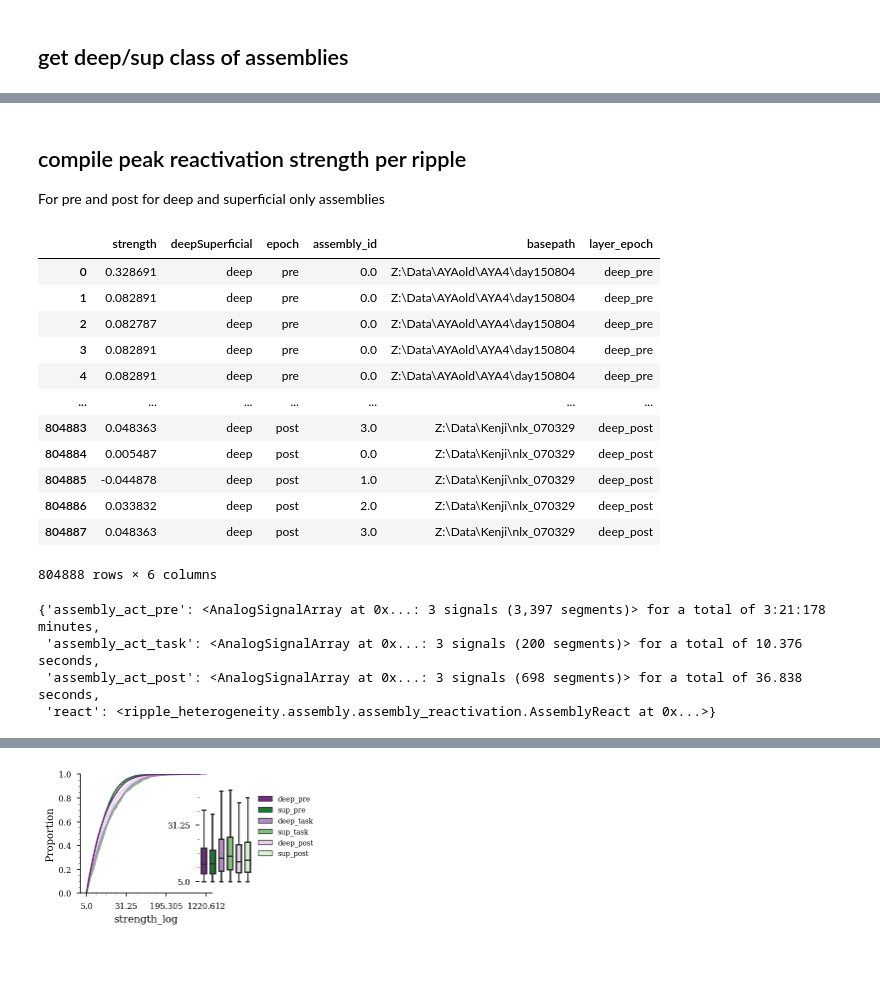
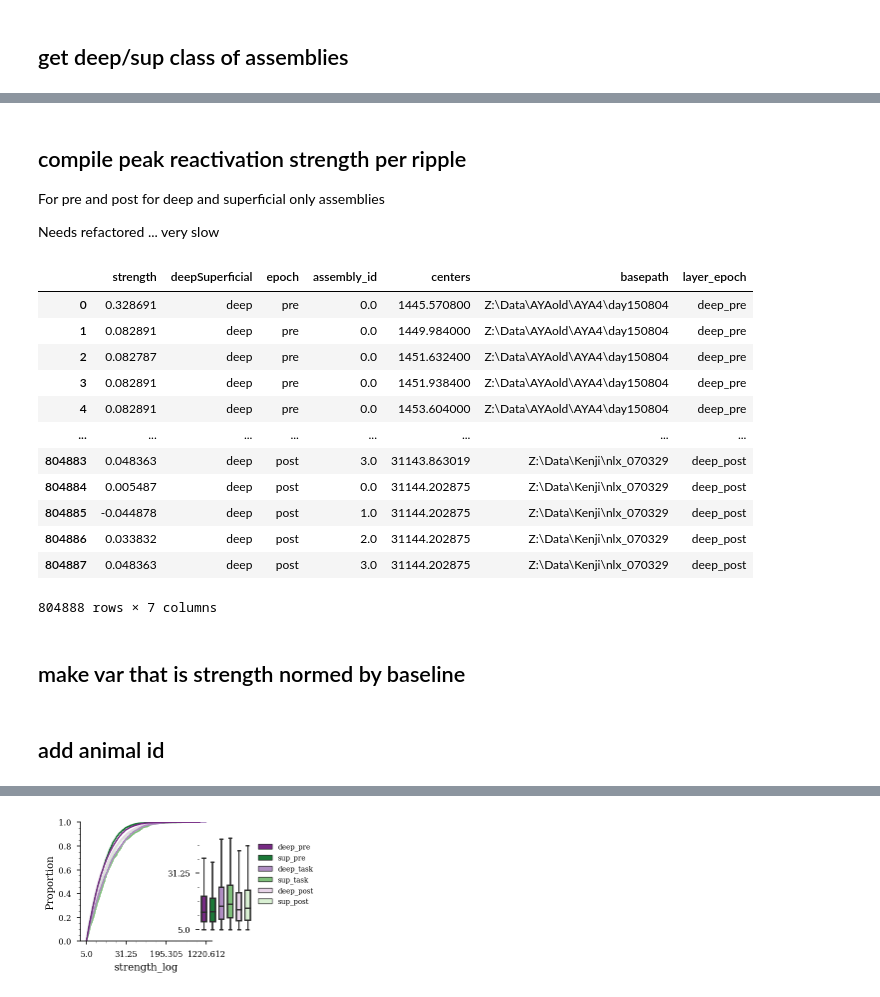
Before and after one commit to ryanharvey1/ripple_heterogeneity, a Jupyter notebook: scripts/assembly/assembly_pre_task_post_react.ipynb, the cells around one changed output, grey strips where cells are left out. Drawn from its saved outputs; the diff is of its cells as text; code cells hidden in the pictures; blank space fills up the shorter version.

Commit message:
new plots

```diff
--- a/scripts/assembly/assembly_pre_task_post_react.ipynb
+++ b/scripts/assembly/assembly_pre_task_post_react.ipynb
@@ -194,0 +202,15 @@ deep_idx = df.assembly_n[df.layer_id == "deep"].unique()
+# %%
+key = 'Z:\\Data\\Kenji\\nlx_070329'
+assembly_act = copy.deepcopy(all_results[key]['assembly_act_pre'])
+all_results[key]["react"].epochs
+assembly_id, strengths = assembly_reactivation.get_peak_activity(
+    assembly_act, all_results[key]["react"].ripples
+)
+# %%
+assembly_act = all_results[key]["react"].get_assembly_act(epoch=all_results[key]["react"].ripples)
+# %%
+# all_results[key]["react"].patterns.shape
+# assembly_act
+assembly_id, strengths, centers = assembly_reactivation.get_peak_activity(
+    assembly_act, all_results[key]["react"].ripples
+)
@@ -194,0 +221,8 @@ deep_idx = df.assembly_n[df.layer_id == "deep"].unique()
+# %%
+temp_df = pd.DataFrame()
+temp_df["assembly_id"] = assembly_id
+temp_df["strengths"] = strengths
+temp_df['centers'] = centers
+temp_df
+# temp_df.sort_values(by=['assembly_id'])
+# plt.plot(assembly_id,strengths,'.k')
@@ -196,6 +244,8 @@ deep_idx = df.assembly_n[df.layer_id == "deep"].unique()
 ## compile peak reactivation strength per ripple
 
 For pre and post for deep and superficial only assemblies
+
+Needs refactored ... very slow
 # %%
 import copy
 import warnings
@@ -220,7 +270,7 @@ def make_react_df(results, df, epoch: str, layer_id: str):
     # get the assembly strength data for the layer
     assembly_act.data = assembly_act.data[idx, :]
     # get the assembly strength data for each ripple within the epoch
-    assembly_id, strengths = assembly_reactivation.get_peak_activity(
+    assembly_id, strengths, centers = assembly_reactivation.get_peak_activity(
         assembly_act, results["react"].ripples[results["react"].epochs[epoch_idx]]
     )
 
@@ -230,51 +280,45 @@ def make_react_df(results, df, epoch: str, layer_id: str):
     temp_df["deepSuperficial"] = layer_id
     temp_df["epoch"] = epoch
     temp_df["assembly_id"] = np.hstack(assembly_id)
+    temp_df["centers"] = np.hstack(centers)
 
     return temp_df
 
 
 def get_react_df(results, df):
     react_df = pd.DataFrame()
     for layer in ["sup", "deep"]:
         for epoch in ["pre", "task", "post"]:
             temp_df = make_react_df(results, df, epoch=epoch, layer_id=layer)
             react_df = pd.concat([react_df, temp_df], ignore_index=True)
     return react_df
 
 # def get_react_df(results, df):
 #     for epoch in ["pre", "task", "post"]:
 #         assembly_id, strengths = assembly_reactivation.get_peak_activity(
 #             results["assembly_act_" + epoch], results["react"].ripples[results["react"].epochs]
 #         )
 
 react_df = pd.DataFrame()
-for basepath in all_results.keys():
+for basepath in tqdm(all_results.keys()):
     temp_df = get_react_df(all_results[basepath], df)
     temp_df['basepath'] = basepath
     react_df = pd.concat([react_df, temp_df], ignore_index=True)
 
 react_df["layer_epoch"] = react_df.deepSuperficial + "_" + react_df.epoch
 
 react_df
 # %% [output]
-|  | strength | deepSuperficial | epoch | assembly_id | basepath | layer_epoch |
-| 0 | 0.328691 | deep | pre | 0.0 | Z:\Data\AYAold\AYA4\day150804 | deep_pre |
-| 1 | 0.082891 | deep | pre | 0.0 | Z:\Data\AYAold\AYA4\day150804 | deep_pre |
-| 2 | 0.082787 | deep | pre | 0.0 | Z:\Data\AYAold\AYA4\day150804 | deep_pre |
-| 3 | 0.082891 | deep | pre | 0.0 | Z:\Data\AYAold\AYA4\day150804 | deep_pre |
-| 4 | 0.082891 | deep | pre | 0.0 | Z:\Data\AYAold\AYA4\day150804 | deep_pre |
-| ... | ... | ... | ... | ... | ... | ... |
-| 804883 | 0.048363 | deep | post | 3.0 | Z:\Data\Kenji\nlx_070329 | deep_post |
-| 804884 | 0.005487 | deep | post | 0.0 | Z:\Data\Kenji\nlx_070329 | deep_post |
-| 804885 | -0.044878 | deep | post | 1.0 | Z:\Data\Kenji\nlx_070329 | deep_post |
-| 804886 | 0.033832 | deep | post | 2.0 | Z:\Data\Kenji\nlx_070329 | deep_post |
-| 804887 | 0.048363 | deep | post | 3.0 | Z:\Data\Kenji\nlx_070329 | deep_post |
+|  | strength | deepSuperficial | epoch | assembly_id | centers | basepath | layer_epoch |
+| 0 | 0.328691 | deep | pre | 0.0 | 1445.570800 | Z:\Data\AYAold\AYA4\day150804 | deep_pre |
+| 1 | 0.082891 | deep | pre | 0.0 | 1449.984000 | Z:\Data\AYAold\AYA4\day150804 | deep_pre |
+| 2 | 0.082787 | deep | pre | 0.0 | 1451.632400 | Z:\Data\AYAold\AYA4\day150804 | deep_pre |
+| 3 | 0.082891 | deep | pre | 0.0 | 1451.938400 | Z:\Data\AYAold\AYA4\day150804 | deep_pre |
+| 4 | 0.082891 | deep | pre | 0.0 | 1453.604000 | Z:\Data\AYAold\AYA4\day150804 | deep_pre |
+| ... | ... | ... | ... | ... | ... | ... | ... |
+| 804883 | 0.048363 | deep | post | 3.0 | 31143.863019 | Z:\Data\Kenji\nlx_070329 | deep_post |
+| 804884 | 0.005487 | deep | post | 0.0 | 31144.202875 | Z:\Data\Kenji\nlx_070329 | deep_post |
+| 804885 | -0.044878 | deep | post | 1.0 | 31144.202875 | Z:\Data\Kenji\nlx_070329 | deep_post |
+| 804886 | 0.033832 | deep | post | 2.0 | 31144.202875 | Z:\Data\Kenji\nlx_070329 | deep_post |
+| 804887 | 0.048363 | deep | post | 3.0 | 31144.202875 | Z:\Data\Kenji\nlx_070329 | deep_post |
-804888 rows × 6 columns
+804888 rows × 7 columns
-# %%
-all_results['Z:\\Data\\AYAold\\AYA4\\day150804']
-# %% [output]
-{'assembly_act_pre': <AnalogSignalArray at 0x...: 3 signals (3,397 segments)> for a total of 3:21:178 minutes,
- 'assembly_act_task': <AnalogSignalArray at 0x...: 3 signals (200 segments)> for a total of 10.376 seconds,
- 'assembly_act_post': <AnalogSignalArray at 0x...: 3 signals (698 segments)> for a total of 36.838 seconds,
- 'react': <ripple_heterogeneity.assembly.assembly_reactivation.AssemblyReact at 0x...>}
@@ -349,0 +325,2 @@ assembly_id, strengths = assembly_reactivation.get_peak_activity(
+# %% [markdown]
+## make var that is strength normed by baseline
@@ -349,0 +337,2 @@ assembly_id, strengths = assembly_reactivation.get_peak_activity(
+# %% [markdown]
+## add animal id
```
Also changed, not shown: parts of 18 cells of this notebook.
